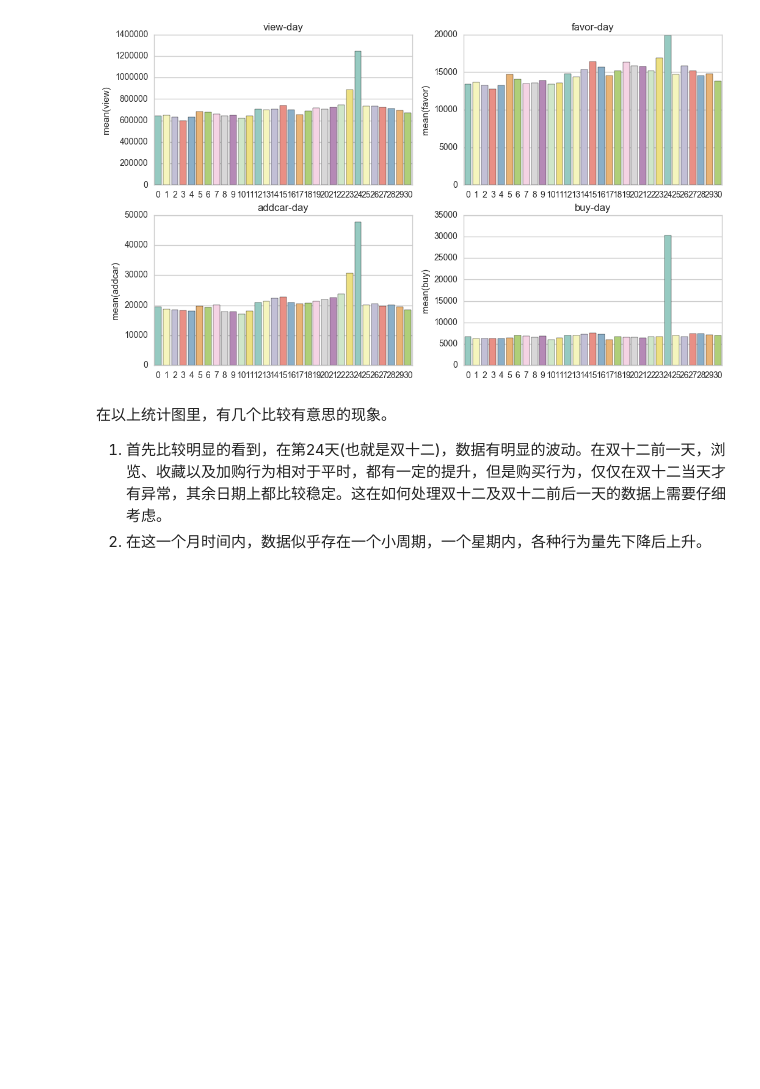
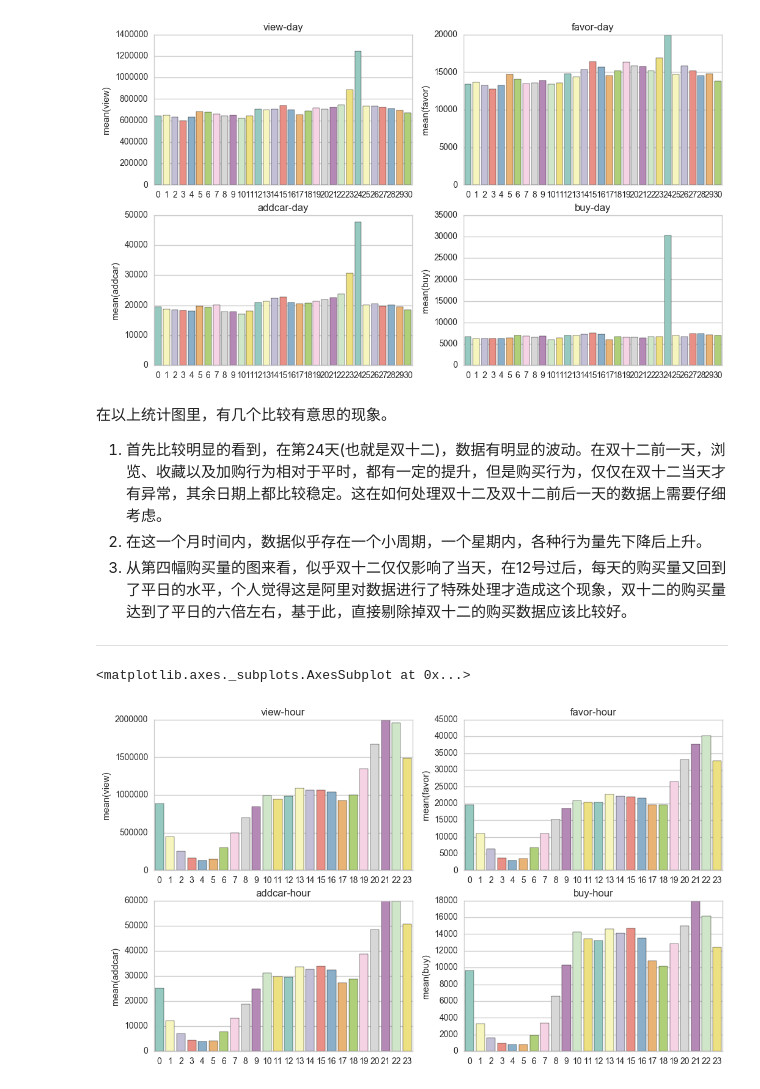
Before and after one commit to wy250229163/IpynbCodes, a Jupyter notebook: 01AliTianchi_Fresh_COMPETITION/AliTianchi_fresh.ipynb, the cells around one changed output. Saved outputs shown, nothing was run; the diff lists cells and outputs as text; code cells hidden in the pictures; blank space fills up the shorter version.

```diff
--- a/01AliTianchi_Fresh_COMPETITION/AliTianchi_fresh.ipynb
+++ b/01AliTianchi_Fresh_COMPETITION/AliTianchi_fresh.ipynb
@@ -78,3 +80,21 @@ sns.barplot(month_total.index, month_total.buy,palette="Set3",ax=axes[1,1])
 在以上统计图里，有几个比较有意思的现象。
 1. 首先比较明显的看到，在第24天(也就是双十二)，数据有明显的波动。在双十二前一天，浏览、收藏以及加购行为相对于平时，都有一定的提升，但是购买行为，仅仅在双十二当天才有异常，其余日期上都比较稳定。这在如何处理双十二及双十二前后一天的数据上需要仔细考虑。
 2. 在这一个月时间内，数据似乎存在一个小周期，一个星期内，各种行为量先下降后上升。
+3. 从第四幅购买量的图来看，似乎双十二仅仅影响了当天，在12号过后，每天的购买量又回到了平日的水平，个人觉得这是阿里对数据进行了特殊处理才造成这个现象，双十二的购买量达到了平日的六倍左右，基于此，直接剔除掉双十二的购买数据应该比较好。
+
+----------------------
+# %%
+#绘制这个月内按小时时段统计的互动类型总量
+day_detail=user_df[['view','favor','addcar','buy','hour']].groupby('hour',as_index=False).sum()
+f,axes=plt.subplots(2,2,figsize=(12,7))
+axes[0,0].set_title("view-hour")
+axes[0,1].set_title("favor-hour")
+axes[1,0].set_title("addcar-hour")
+axes[1,1].set_title("buy-hour")
+sns.barplot(day_detail.index, day_detail.view,palette="Set3",ax=axes[0,0])
+sns.barplot(day_detail.index, day_detail.favor,palette="Set3",ax=axes[0,1])
+sns.barplot(day_detail.index, day_detail.addcar,palette="Set3",ax=axes[1,0])
+sns.barplot(day_detail.index, day_detail.buy,palette="Set3",ax=axes[1,1])
+# %% [output]
+<matplotlib.axes._subplots.AxesSubplot at 0x...>
+[figure, added]
```
Also changed, not shown: parts of 25 cells of this notebook, 1 other file.
